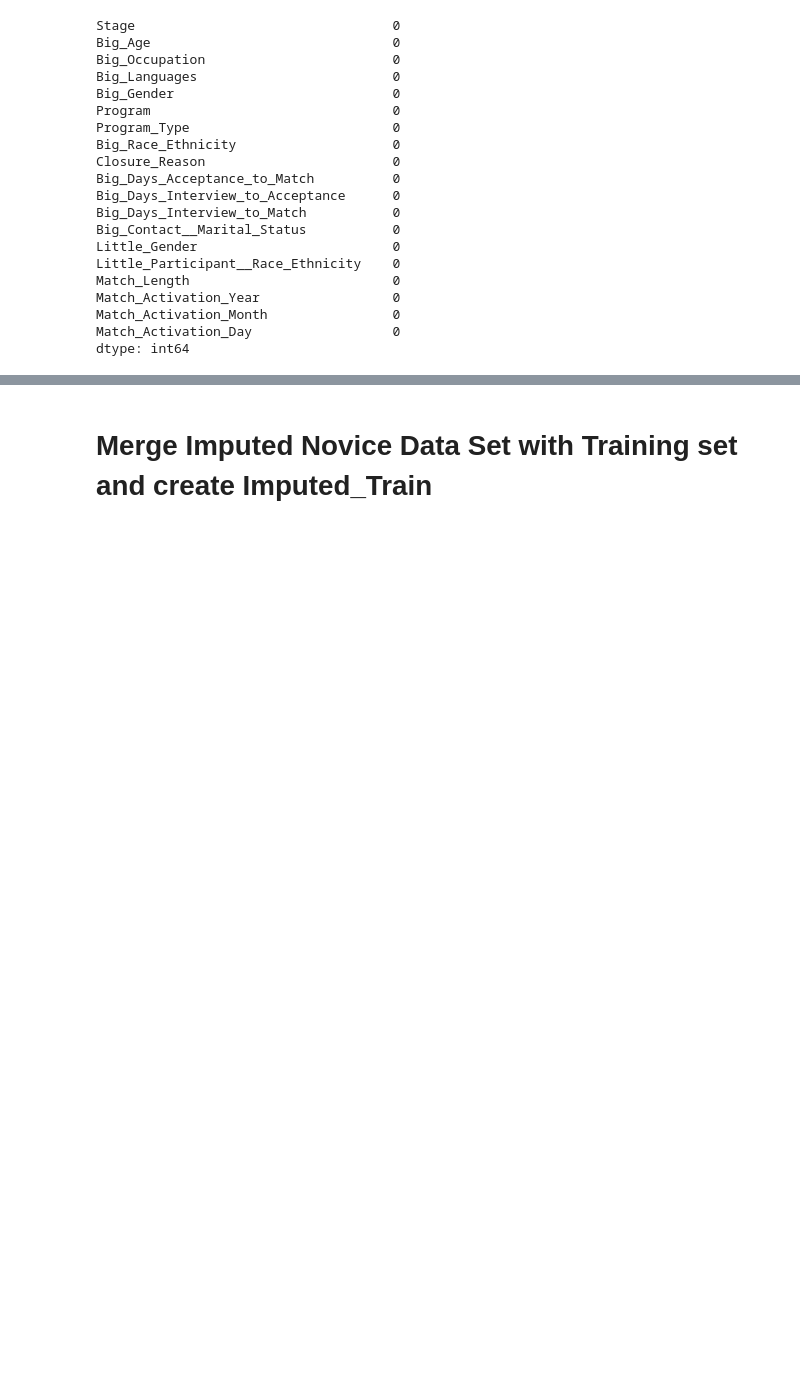
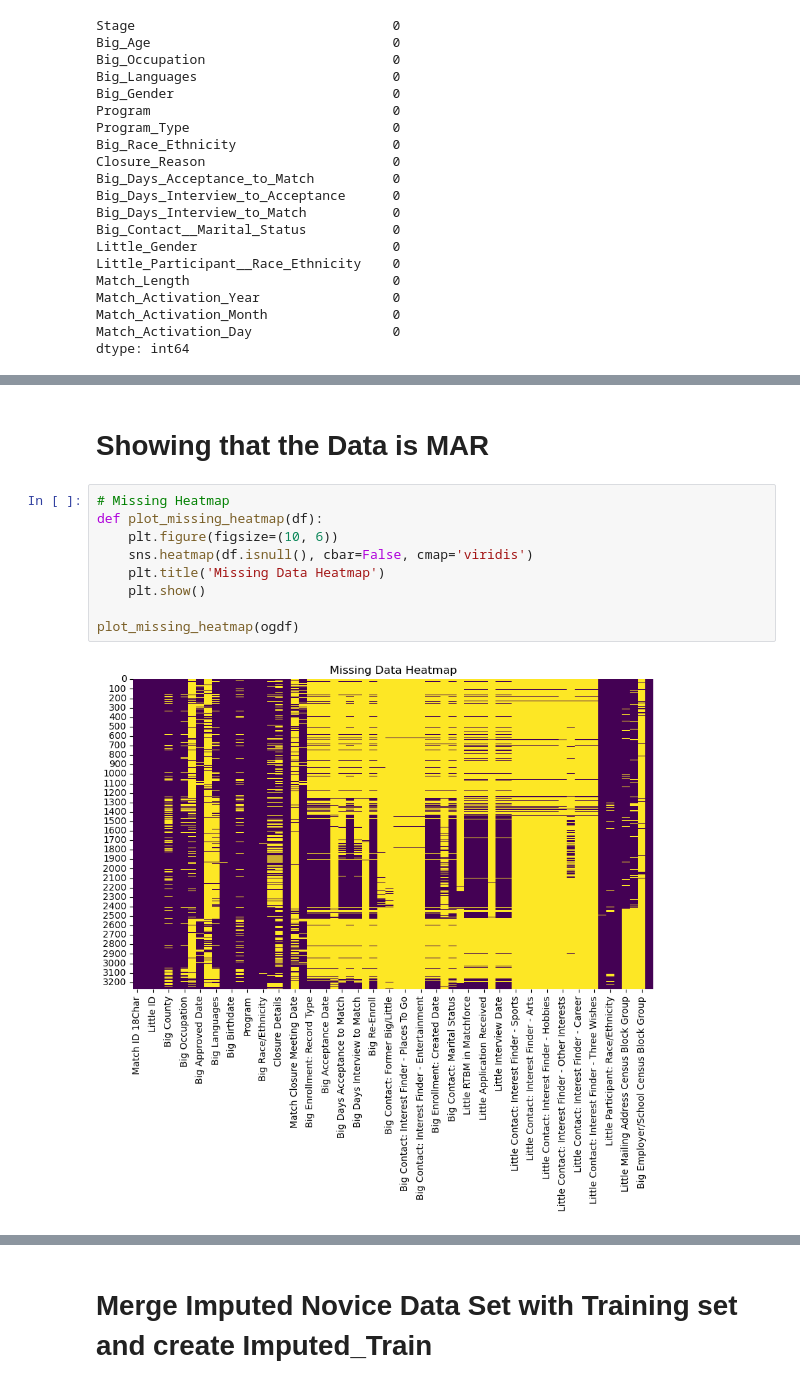
Before and after one commit to hypnos-coder/MinneMUDAC2025PC, a Jupyter notebook: notebook/hajar/data_imputation.ipynb, the cells around one changed output, grey strips where cells are left out. Drawn from its saved outputs; the diff is of its cells as text; blank space fills up the shorter version.

```diff
--- a/notebook/hajar/data_imputation.ipynb
+++ b/notebook/hajar/data_imputation.ipynb
@@ -648,0 +676,13 @@ df_imputed.head()
+# %% [markdown]
+# Showing that the Data is MAR
+# %%
+# Missing Heatmap
+def plot_missing_heatmap(df):
+    plt.figure(figsize=(10, 6))
+    sns.heatmap(df.isnull(), cbar=False, cmap='viridis')
+    plt.title('Missing Data Heatmap')
+    plt.show()
+
+plot_missing_heatmap(ogdf)
+# %% [output]
+[figure, added]
```
Also changed, not shown: parts of 6 cells of this notebook.
